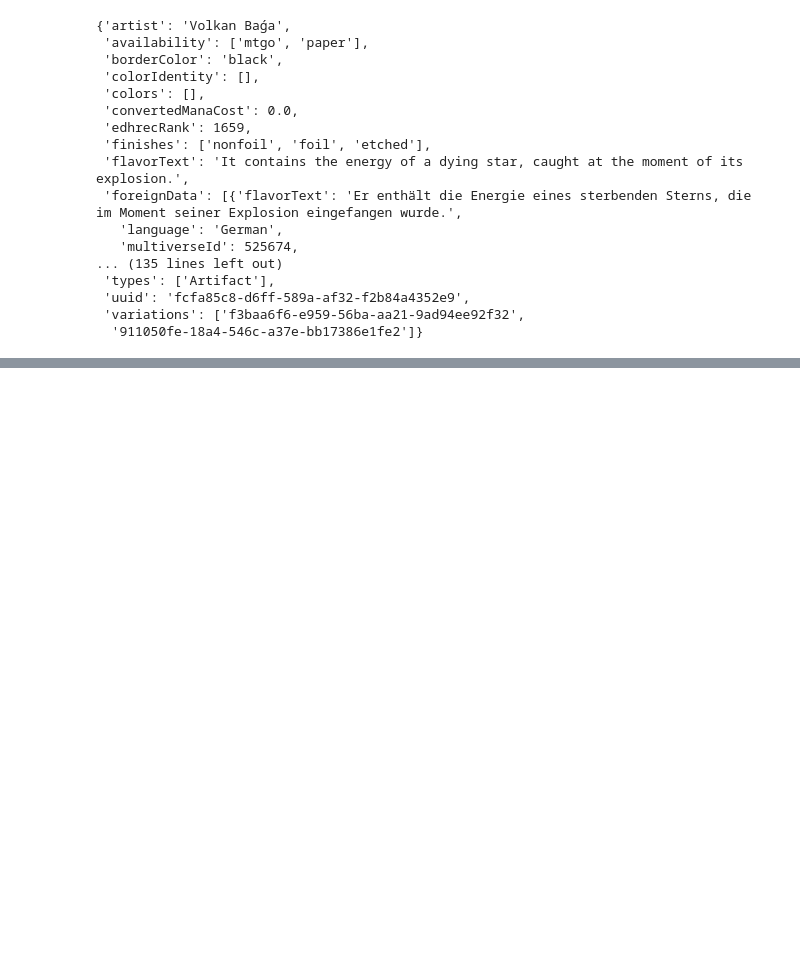
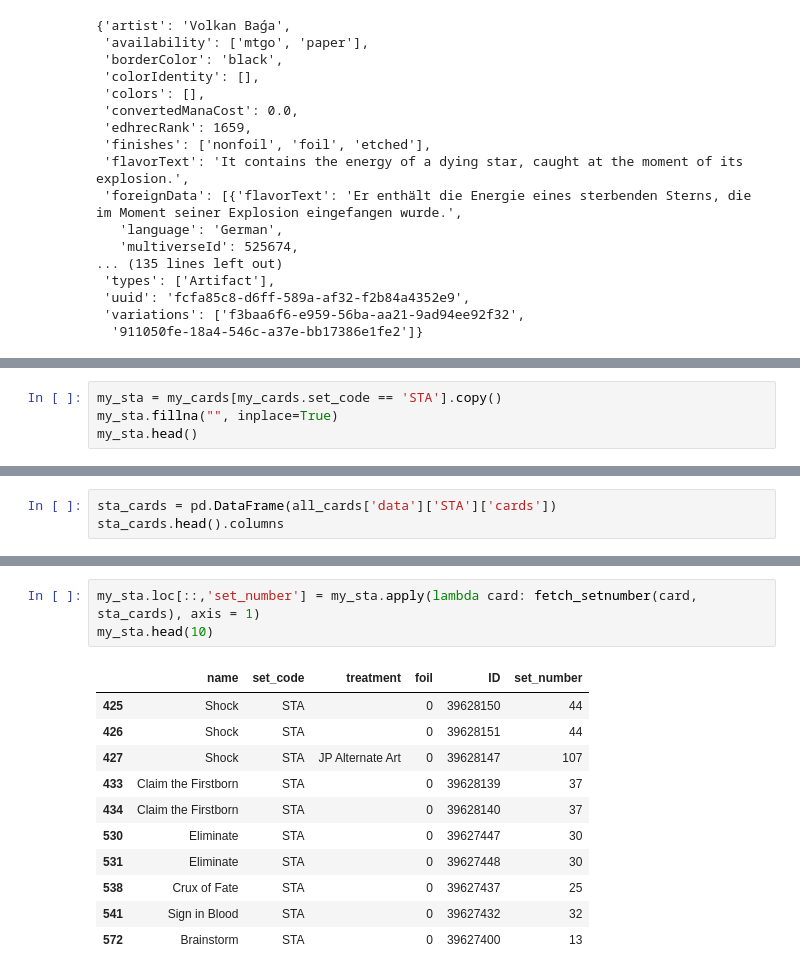
Before and after one commit to saudino480/mtgBinderHelper, a Jupyter notebook: helper/testing_db_fusion.ipynb, the cells around one changed output, grey strips where cells are left out. Saved outputs shown, nothing was run; the diff lists cells and outputs as text; blank space fills up the shorter version.

```diff
--- a/helper/testing_db_fusion.ipynb
+++ b/helper/testing_db_fusion.ipynb
@@ -268,0 +341,4 @@ df
+# %%
+my_sta = my_cards[my_cards.set_code == 'STA'].copy()
+my_sta.fillna("", inplace=True)
+my_sta.head()
@@ -268,0 +352,3 @@ df
+# %%
+sta_cards = pd.DataFrame(all_cards['data']['STA']['cards'])
+sta_cards.head().columns
@@ -268,0 +404,15 @@ df
+# %%
+my_sta.loc[::,'set_number'] = my_sta.apply(lambda card: fetch_setnumber(card, sta_cards), axis = 1)
+my_sta.head(10)
+# %% [output]
+|  | name | set_code | treatment | foil | ID | set_number |
+| 425 | Shock | STA |  | 0 | 39628150 | 44 |
+| 426 | Shock | STA |  | 0 | 39628151 | 44 |
+| 427 | Shock | STA | JP Alternate Art | 0 | 39628147 | 107 |
+| 433 | Claim the Firstborn | STA |  | 0 | 39628139 | 37 |
+| 434 | Claim the Firstborn | STA |  | 0 | 39628140 | 37 |
+| 530 | Eliminate | STA |  | 0 | 39627447 | 30 |
+| 531 | Eliminate | STA |  | 0 | 39627448 | 30 |
+| 538 | Crux of Fate | STA |  | 0 | 39627437 | 25 |
+| 541 | Sign in Blood | STA |  | 0 | 39627432 | 32 |
+| 572 | Brainstorm | STA |  | 0 | 39627400 | 13 |
```
Also changed, not shown: parts of 36 cells of this notebook, 2 other files.
